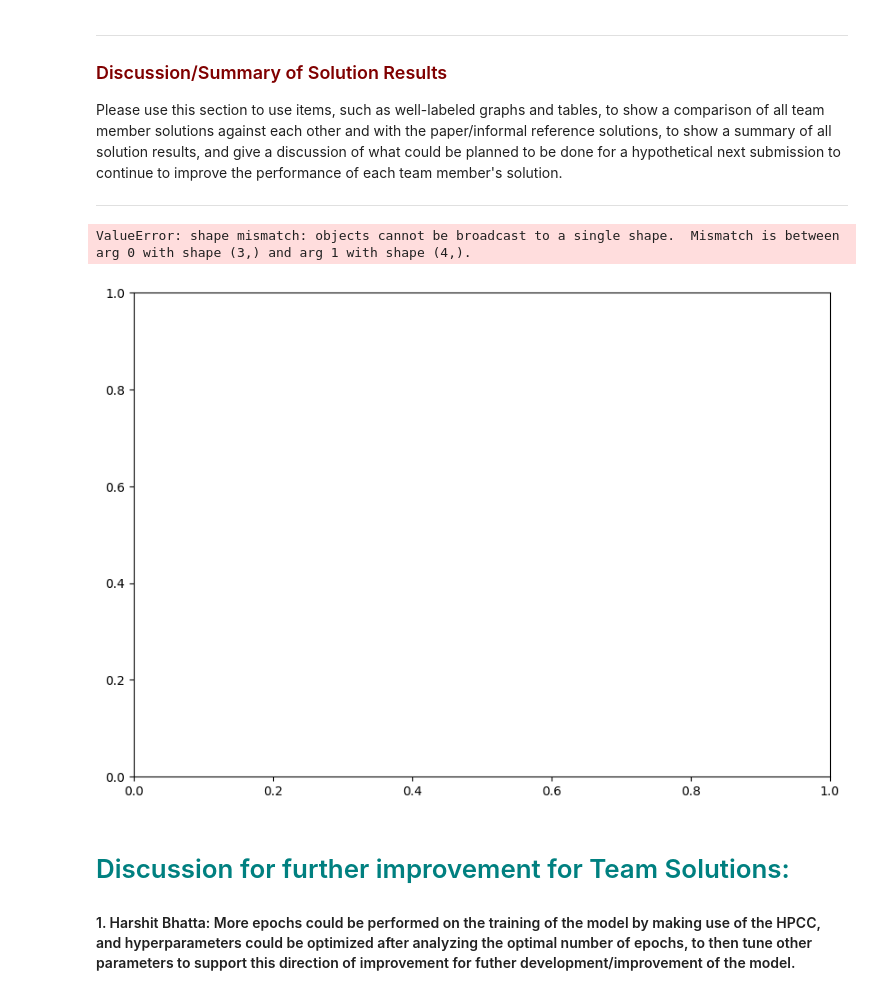
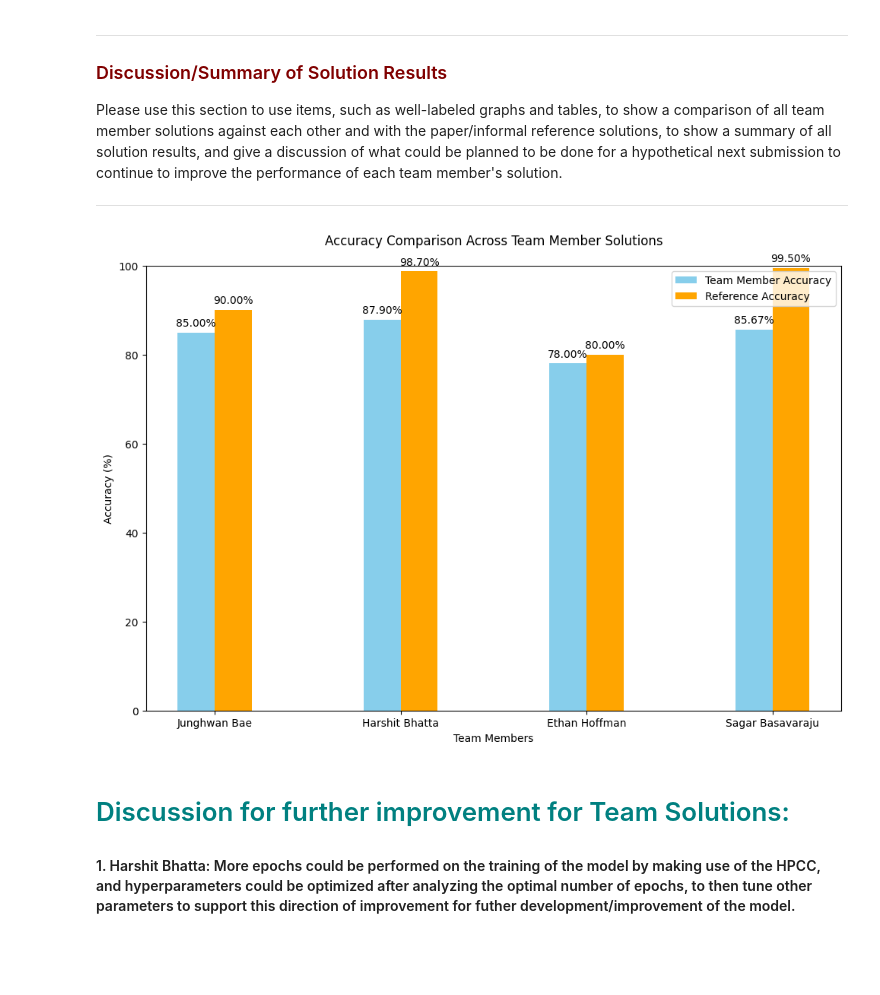
Before and after one commit to EthanHoman/Handwriting_Detection, a Jupyter notebook: HandWriting_Detector_project_Submission3.ipynb, the cells around one changed output. Cells and saved outputs as stored; diff of their text form; code cells hidden in the pictures; blank space fills up the shorter version.

```diff
--- a/HandWriting_Detector_project_Submission3.ipynb
+++ b/HandWriting_Detector_project_Submission3.ipynb
@@ -372,7 +372,7 @@ import matplotlib.pyplot as plt
 import numpy as np
 
 # Example data for team member performance
-team_members = ['Junghwan Bae', 'Harshit Bhatta', 'Ethan Hoffman']
+team_members = ['Junghwan Bae', 'Harshit Bhatta', 'Ethan Hoffman',"Sagar Basavaraju"]
 accuracy = [85, 87.90, 78,85.67]  # Example accuracies for each team member
 reference_accuracy = [90, 98.7, 80,99.5]  # Example reference accuracies for comparison
 
@@ -382,35 +382,34 @@ bar_width = 0.2
 x = np.arange(len(team_members))
 
 # Create the figure and axis
 plt.figure(figsize=(10, 7))
 
 # Plot team member accuracy bars
 bars1 = plt.bar(x - bar_width / 2, accuracy, width=bar_width, color='skyblue', label='Team Member Accuracy')
 # Plot reference accuracy bars
 bars2 = plt.bar(x + bar_width / 2, reference_accuracy, width=bar_width, color='orange', label='Reference Accuracy')
 
 # Add labels on top of each bar
 for bar in bars1:
     plt.text(bar.get_x() + bar.get_width() / 2, bar.get_height() + 1, f'{bar.get_height():.2f}%', ha='center', va='bottom')
 for bar in bars2:
     plt.text(bar.get_x() + bar.get_width() / 2, bar.get_height() + 1, f'{bar.get_height():.2f}%', ha='center', va='bottom')
 
 # Set axis labels and title
 plt.xlabel('Team Members')
 plt.ylabel('Accuracy (%)')
 plt.title('Accuracy Comparison Across Team Member Solutions', pad=20)  # Adjust title position
 plt.xticks(x, team_members)
 plt.ylim(0, 100)  # Setting y-axis from 0 to 100
 
 # Add legend
 plt.legend()
 
 # Show the plot
 plt.tight_layout()
 plt.show()
 # %% [output]
-ValueError: shape mismatch: objects cannot be broadcast to a single shape.  Mismatch is between arg 0 with shape (3,) and arg 1 with shape (4,).
-[figure, old version]
+[figure, new version]
 # %% [markdown]
  <h1 style="color: teal">Discussion for further improvement for Team Solutions: </h1>
 
```
